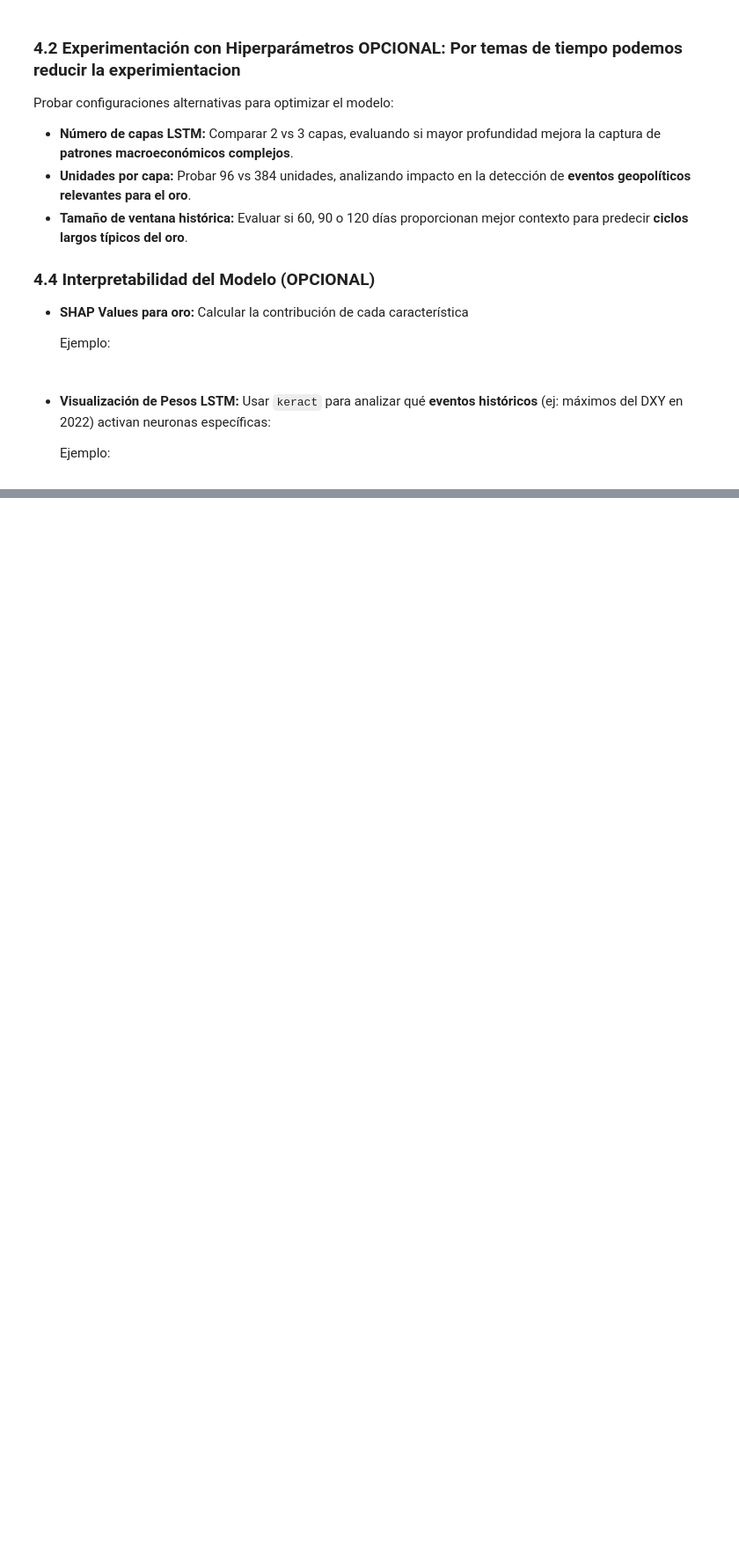
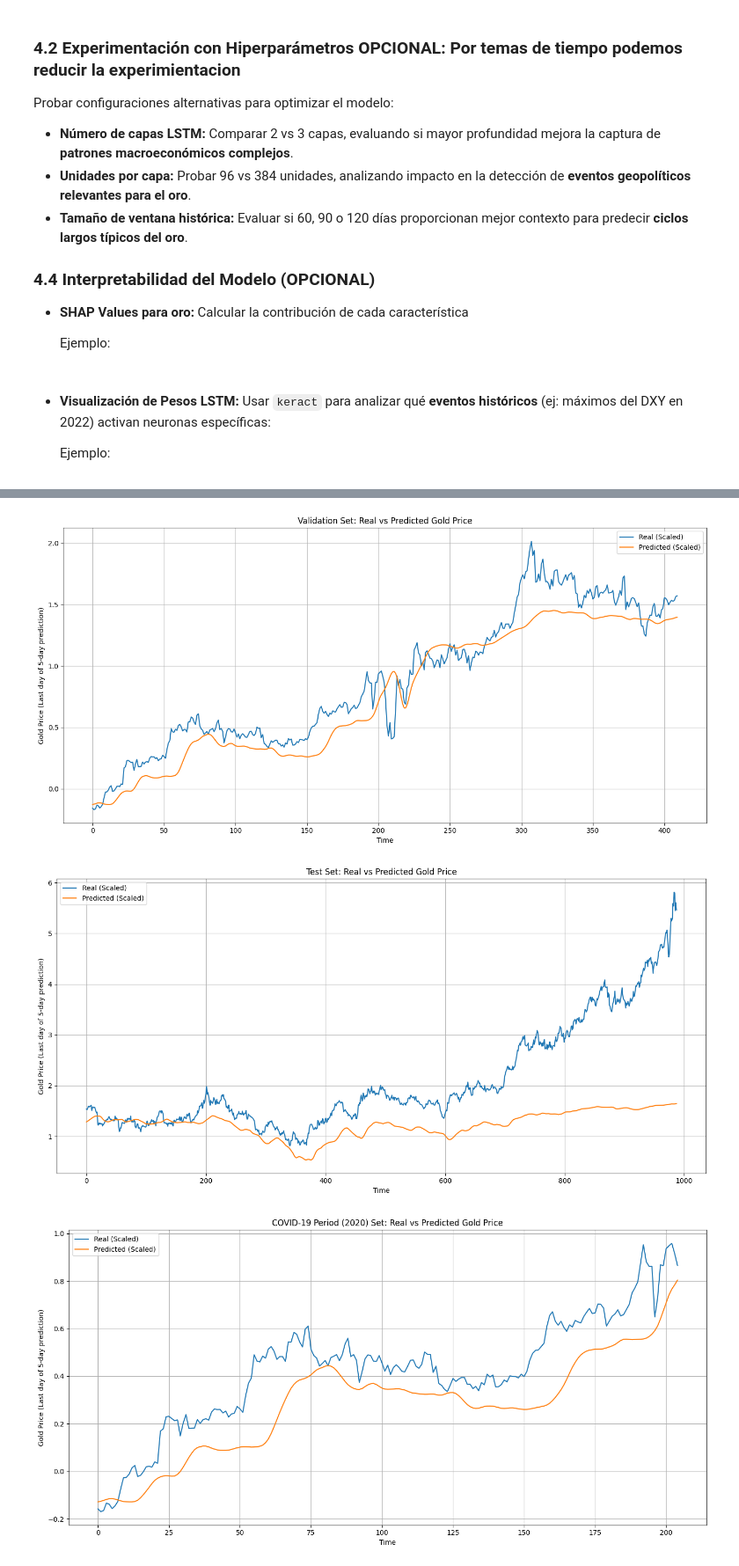
Before and after one commit to alejandrorod-tajamar/RNN-GoldPrice, a Jupyter notebook: GoldPrice.ipynb, the cells around one changed output, grey strips where cells are left out. Shown at 88% size. Cells and saved outputs as stored; diff of their text form; code cells hidden in the pictures; blank space fills up the shorter version.

```diff
--- a/GoldPrice.ipynb
+++ b/GoldPrice.ipynb
@@ -184 +530,58 @@ activations = get_activations(model, X_sample, layer_names='lstm_1')
+# %%
+# Función para visualizar predicciones vs valores reales
+def plot_predictions(y_true, y_pred, set_name, scaler=None):
+    if y_true is None or y_pred is None:
+        print(f"No data available for {set_name}")
+        return
+
+    plt.figure(figsize=(14, 7))
+
+    # Invertir la normalización si se proporciona un scaler
+    if scaler:
+        try:
+            # Para la inversión necesitaríamos la matriz completa de características
+            # Esta es una simplificación para la visualización
+            dummy = np.zeros((y_true.shape[0], scaler.n_features_in_))
+            dummy[:, 0] = y_true[:, -1]  # Último día de predicción
+            y_true_inv = scaler.inverse_transform(dummy)[:, 0]
+
+            dummy[:, 0] = y_pred[:, -1]  # Último día de predicción
+            y_pred_inv = scaler.inverse_transform(dummy)[:, 0]
+
+            plt.plot(y_true_inv, label='Real')
+            plt.plot(y_pred_inv, label='Predicted')
+        except Exception as e:
+            print(f"Error inverting scaling: {e}")
+            # Si hay error en la inversión, usamos valores normalizados
+            plt.plot(y_true[:, -1], label='Real (Scaled)')
+            plt.plot(y_pred[:, -1], label='Predicted (Scaled)')
+    else:
+        # Si no hay scaler, usamos valores normalizados
+        plt.plot(y_true[:, -1], label='Real (Scaled)')
+        plt.plot(y_pred[:, -1], label='Predicted (Scaled)')
+
+    plt.title(f'{set_name} Set: Real vs Predicted Gold Price')
+    plt.xlabel('Time')
+    plt.ylabel('Gold Price (Last day of 5-day prediction)')
+    plt.legend()
+    plt.grid(True)
+    plt.tight_layout()
+    plt.show()
+
+# Visualizar predicciones para cada conjunto de datos
+try:
+    plot_predictions(y_val_true, y_val_pred, 'Validation')
+    plot_predictions(y_test_true, y_test_pred, 'Test')
+
+    # Visualizar una ventana específica (durante COVID-19 en 2020)
+    # Para esto necesitaríamos los índices de tiempo correspondientes al período
+    if y_val_true is not None and y_val_pred is not None:
+        covid_period = slice(0, int(len(y_val_true) * 0.5))  # Primera mitad de validación como ejemplo
+        plot_predictions(y_val_true[covid_period], y_val_pred[covid_period], 'COVID-19 Period (2020)')
+except Exception as e:
+    print(f"Error during visualization: {e}")
+# %% [output]
+[figure, added]
+[figure, added]
+[figure, added]
 # %% [markdown]
```
Also changed, not shown: parts of 29 cells of this notebook, 3 other files.
